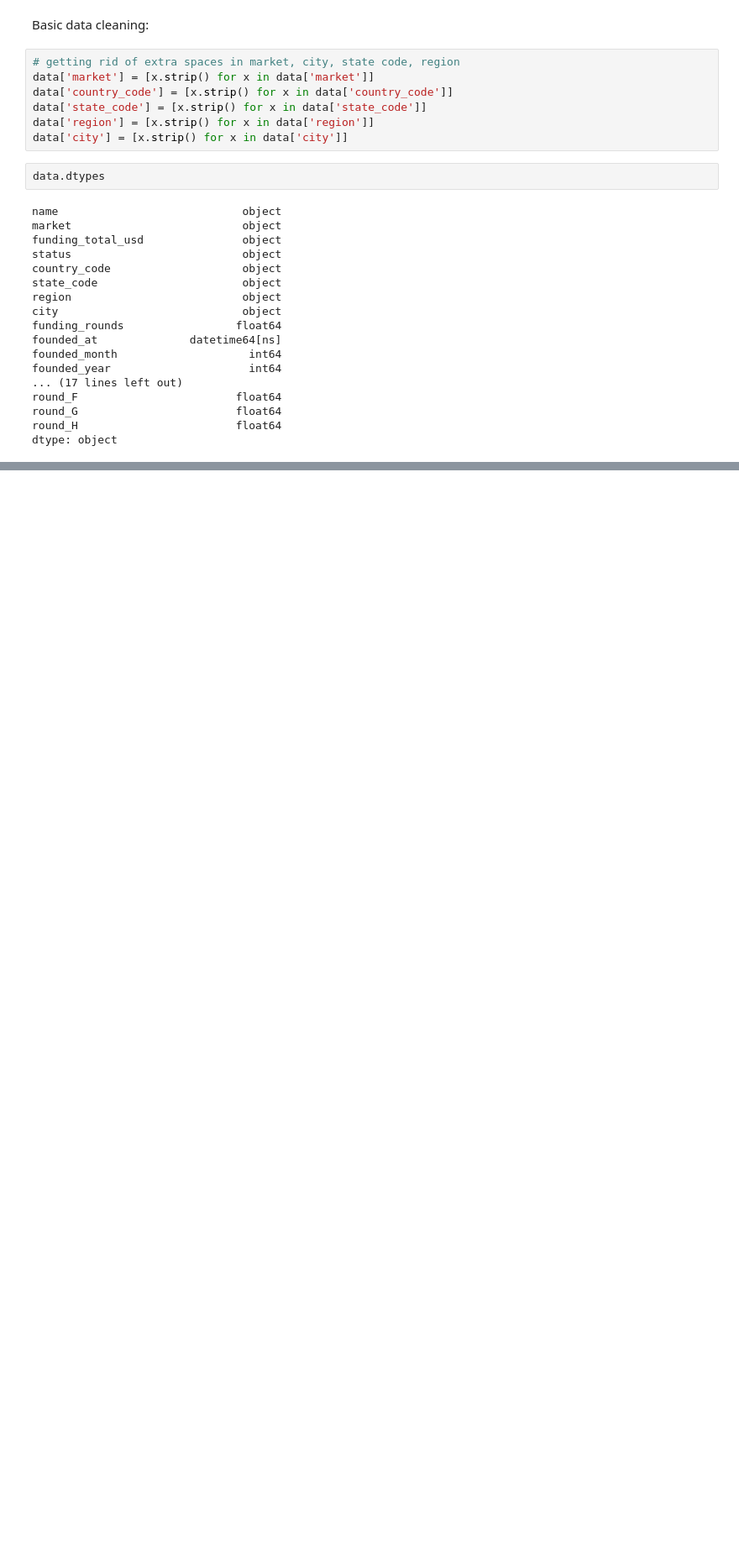
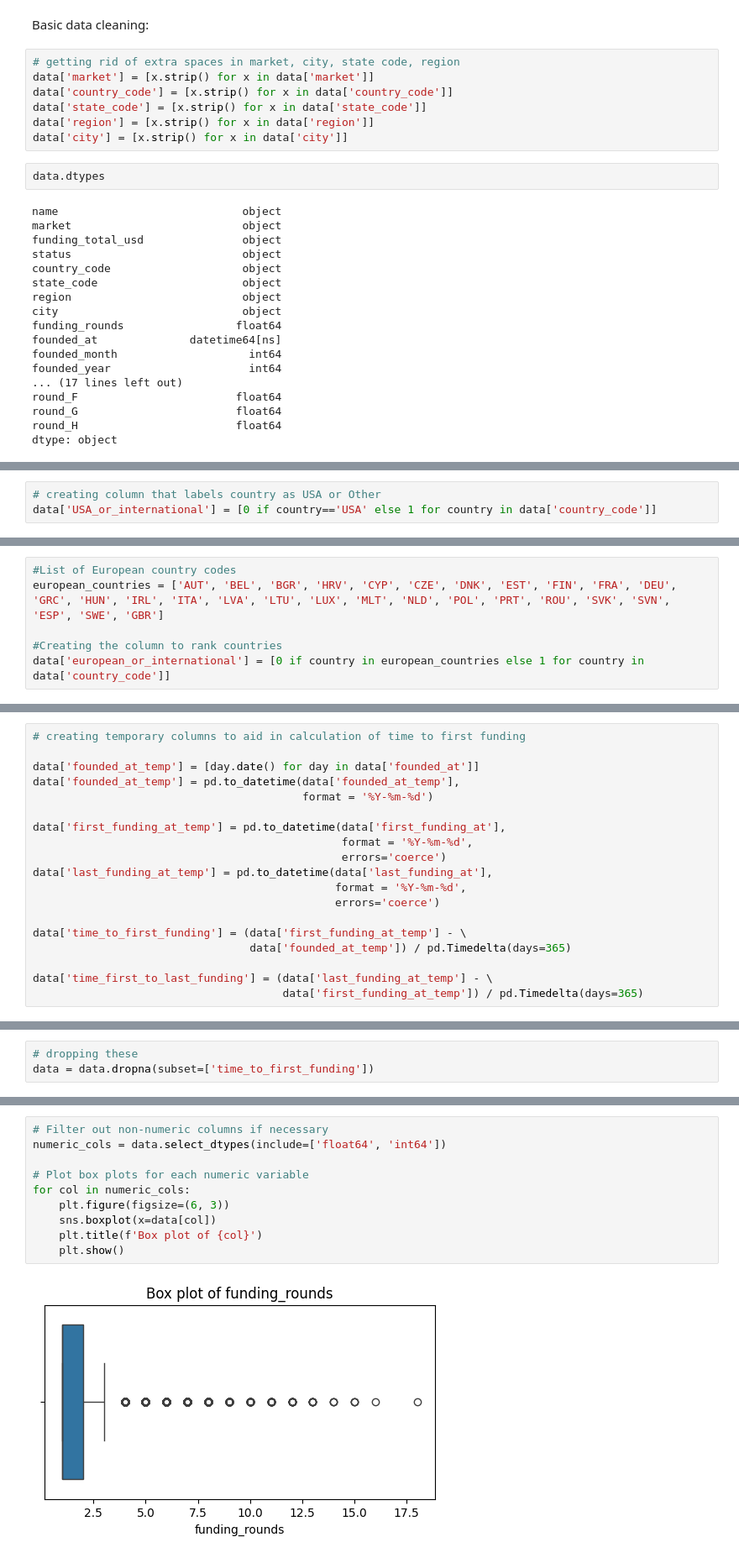
Before and after one commit to lorenzopanero/forecast-italian-firms-success, a Jupyter notebook: notebooks/per_sicurezza.ipynb, the cells around one changed output, grey strips where cells are left out. Shown: that part at 84% size. Saved outputs shown, nothing was run; the diff lists cells and outputs as text; blank space fills up the shorter version.

```diff
--- a/notebooks/per_sicurezza.ipynb
+++ b/notebooks/per_sicurezza.ipynb
@@ -437,0 +449,3 @@ dtype: object
+# %%
+# creating column that labels country as USA or Other
+data['USA_or_international'] = [0 if country=='USA' else 1 for country in data['country_code']]
@@ -437,0 +461,6 @@ dtype: object
+# %%
+#List of European country codes
+european_countries = ['AUT', 'BEL', 'BGR', 'HRV', 'CYP', 'CZE', 'DNK', 'EST', 'FIN', 'FRA', 'DEU', 'GRC', 'HUN', 'IRL', 'ITA', 'LVA', 'LTU', 'LUX', 'MLT', 'NLD', 'POL', 'PRT', 'ROU', 'SVK', 'SVN', 'ESP', 'SWE', 'GBR']
+
+#Creating the column to rank countries
+data['european_or_international'] = [0 if country in european_countries else 1 for country in data['country_code']]
@@ -437,0 +475,19 @@ dtype: object
+# %%
+# creating temporary columns to aid in calculation of time to first funding
+
+data['founded_at_temp'] = [day.date() for day in data['founded_at']]
+data['founded_at_temp'] = pd.to_datetime(data['founded_at_temp'],
+                                         format = '%Y-%m-%d')
+
+data['first_funding_at_temp'] = pd.to_datetime(data['first_funding_at'],
+                                               format = '%Y-%m-%d',
+                                               errors='coerce')
+data['last_funding_at_temp'] = pd.to_datetime(data['last_funding_at'],
+                                              format = '%Y-%m-%d',
+                                              errors='coerce')
+
+data['time_to_first_funding'] = (data['first_funding_at_temp'] - \
+                                 data['founded_at_temp']) / pd.Timedelta(days=365)
+
+data['time_first_to_last_funding'] = (data['last_funding_at_temp'] - \
+                                      data['first_funding_at_temp']) / pd.Timedelta(days=365)
@@ -437,0 +511,3 @@ dtype: object
+# %%
+# dropping these
+data = data.dropna(subset=['time_to_first_funding'])
@@ -437,0 +516,12 @@ dtype: object
+# %%
+# Filter out non-numeric columns if necessary
+numeric_cols = data.select_dtypes(include=['float64', 'int64'])
+
+# Plot box plots for each numeric variable
+for col in numeric_cols:
+    plt.figure(figsize=(6, 3))
+    sns.boxplot(x=data[col])
+    plt.title(f'Box plot of {col}')
+    plt.show()
+# %% [output]
+[figure, added]
```
Also changed, not shown: parts of 13 cells of this notebook.
